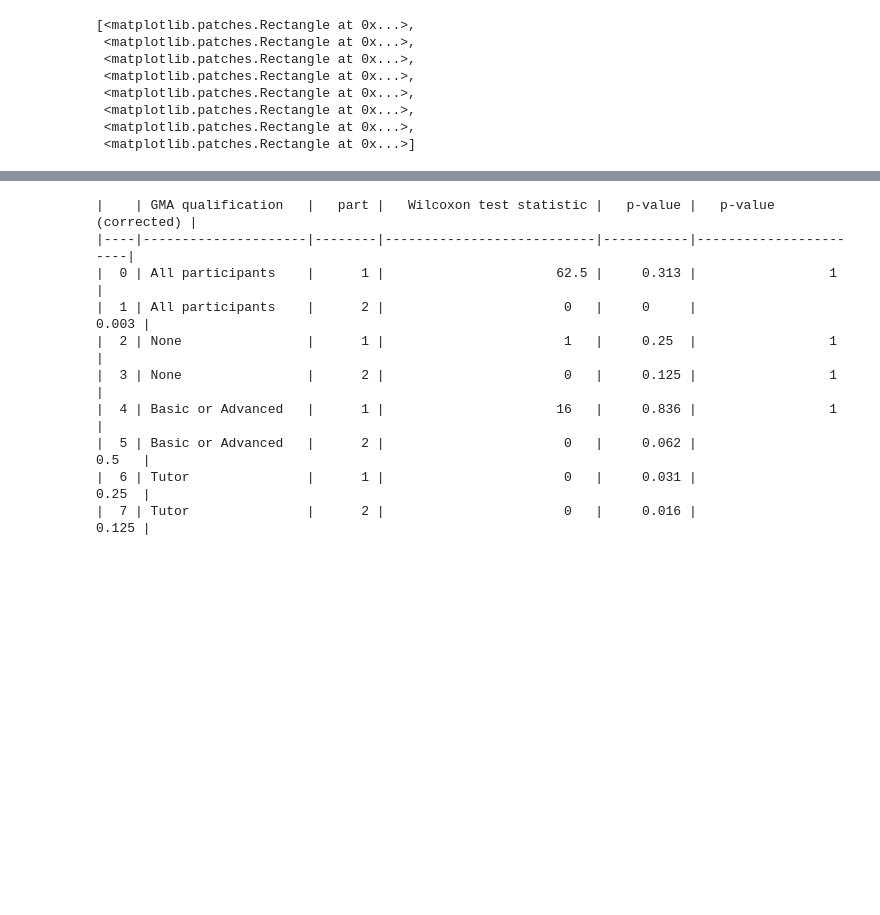
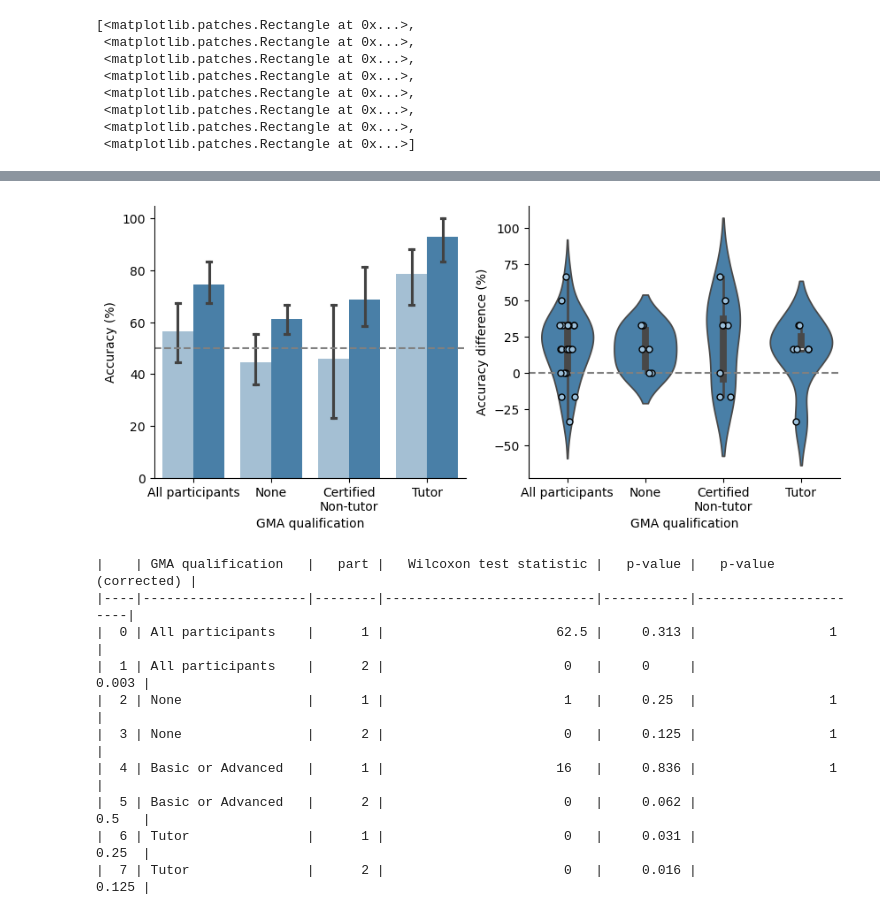
Before and after one commit to kpatsis97/GMA_skeleton_rater, a Jupyter notebook: analysis.ipynb, the cells around one changed output, grey strips where cells are left out. Cells and saved outputs as stored; diff of their text form; code cells hidden in the pictures; blank space fills up the shorter version.

```diff
--- a/analysis.ipynb
+++ b/analysis.ipynb
@@ -1216,3 +1219,29 @@ plt.show()
+# %%
+df_part1 = df_parts_all[df_parts_all['part']==1].rename(columns = {'Accuracy': 'Accuracy1'}).drop(columns = ['part', 'Plot'])
+df_part2 = df_parts_all[df_parts_all['part']==2].rename(columns = {'Accuracy': 'Accuracy2'}).drop(columns = ['part', 'Plot'])
+
+df_part_diff = df_part1.merge(df_part2, how = 'left', on = ['ID', 'GMA qualification'])
+df_part_diff['accuracy_diff'] = df_part_diff['Accuracy2'] - df_part_diff['Accuracy1']
+# %%
+fig, ax = plt.subplots(1,2, figsize = (10,4))
+
+# plot 1
+sns.barplot(df_parts_all, y = 'Accuracy', x = 'GMA qualification', hue = 'part', ax = ax[0], capsize = 0.1, palette = {1: lighten_color(palette['None']), 2: palette['None']}, legend=False)
+ax[0].axhline(y = 50, linestyle = '--', color = 'grey')
+ax[0].set_ylabel('Accuracy (%)')
+ax[0].set_xticks([0, 1, 2, 3])
+ax[0].set_xticklabels(['All participants', 'None', 'Certified\nNon-tutor', 'Tutor'])
+
+# plot 2
+sns.violinplot(df_part_diff, y = 'accuracy_diff', x = 'GMA qualification', ax = ax[1], inner = 'box', color = palette['None'])
+sns.stripplot(df_part_diff, y = 'accuracy_diff', x = 'GMA qualification', ax = ax[1], edgecolor='k', linewidth= 1, color = lighten_color(palette['None']))
+ax[1].axhline(y = 0, linestyle = '--', color = 'grey')
+ax[1].set_ylabel('Accuracy difference (%)')
+ax[1].set_xticks([0, 1, 2, 3])
+ax[1].set_xticklabels(['All participants', 'None', 'Certified\nNon-tutor', 'Tutor'])
+sns.despine()
+# %% [output]
+[figure, added]
 # %%
 # Test mean differences in each part at each experience level are different from chance level
 statvals = []
```
Also changed, not shown: parts of 2 cells of this notebook, 6 other files.
